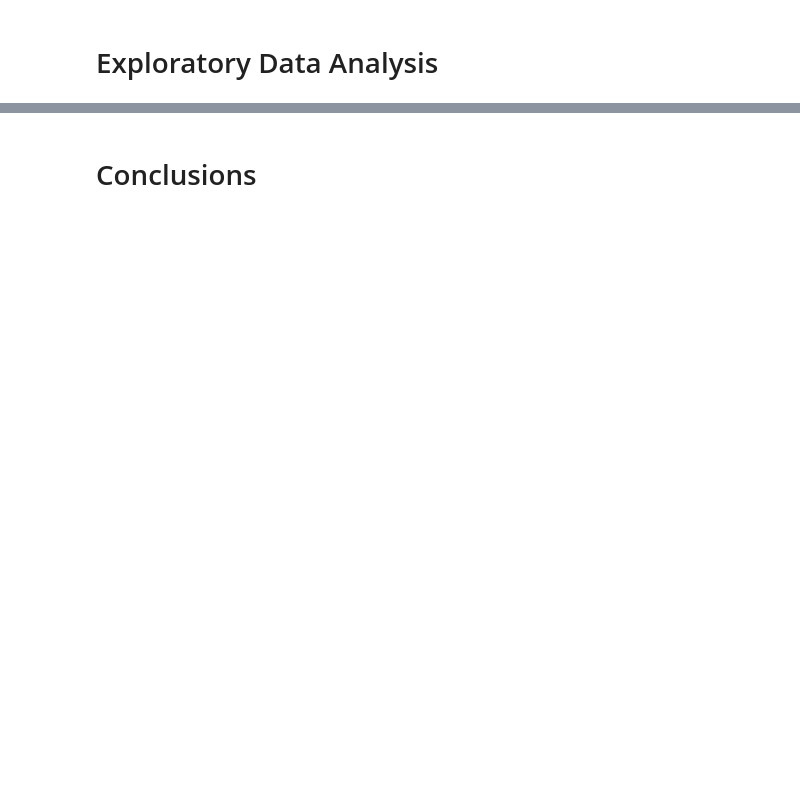
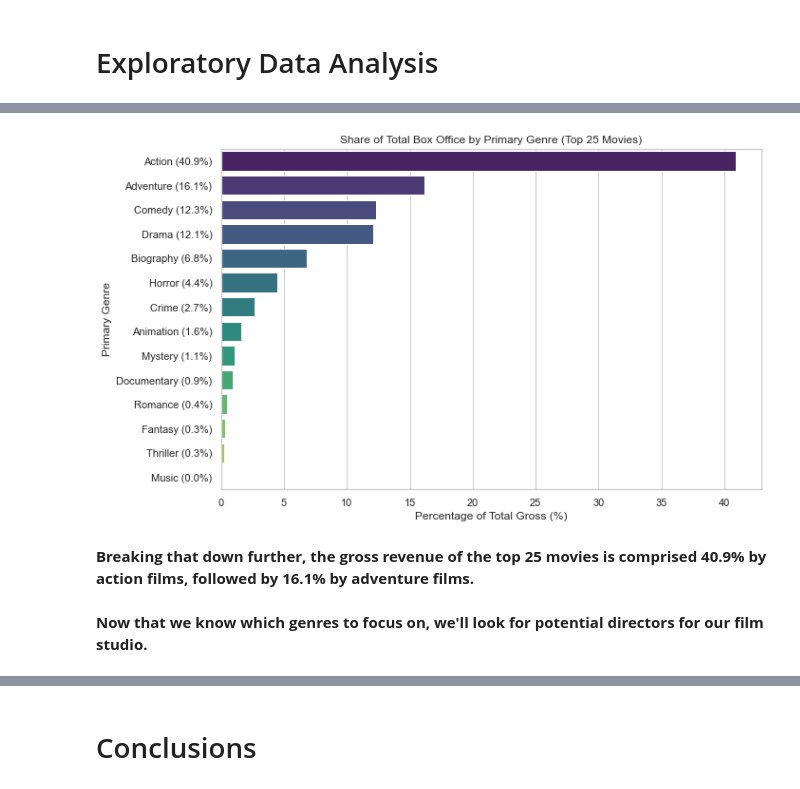
Before and after one commit to FrankFort34/Movie-Genre-Project, a Jupyter notebook: Notebook.ipynb, the cells around one changed output, grey strips where cells are left out. Drawn from its saved outputs; the diff is of its cells as text; code cells hidden in the pictures; blank space fills up the shorter version.

```diff
--- a/Notebook.ipynb
+++ b/Notebook.ipynb
@@ -30,0 +265,3 @@ SELECT * FROM movie_basics;
+# %%
+gross_by_genres['percentage'] = (gross_by_genres['max_gross'] / total_gross) * 100
+gross_by_genres[['title','genres', 'max_gross', 'percentage']].head()
@@ -30,0 +281,11 @@ SELECT * FROM movie_basics;
+# %%
+gross_by_genres['primary_genre'] = gross_by_genres['genres'].apply(lambda x: x.split(',')[0])
+
+genre_summary = gross_by_genres.groupby('primary_genre')['max_gross'].agg(['count', 'sum']).reset_index()
+total_gross = genre_summary['sum'].sum()
+genre_summary['percentage'] = (genre_summary['sum'] / total_gross) * 100
+
+genre_summary['label'] = genre_summary['primary_genre'] + ' (' + genre_summary['percentage'].round(1).astype(str) + '%)'
+
+genre_summary = genre_summary.sort_values('sum', ascending=False)
+genre_summary
@@ -30,0 +308,14 @@ SELECT * FROM movie_basics;
+# %%
+plt.figure(figsize=(10, 6))
+sns.barplot(data=genre_summary, x='percentage', y='label', palette='viridis')
+plt.title("Share of Total Box Office by Primary Genre (Top 25 Movies)")
+plt.xlabel("Percentage of Total Gross (%)")
+plt.ylabel("Primary Genre")
+plt.tight_layout()
+plt.show()
+# %% [output]
+[figure, added]
+# %% [markdown]
+**Breaking that down further, the gross revenue of the top 25 movies is comprised 40.9% by action films, followed by 16.1% by adventure films.**
+# %% [markdown]
+**Now that we know which genres to focus on, we'll look for potential directors for our film studio.**
```
Also changed, not shown: parts of 47 cells of this notebook, 8 other files.
